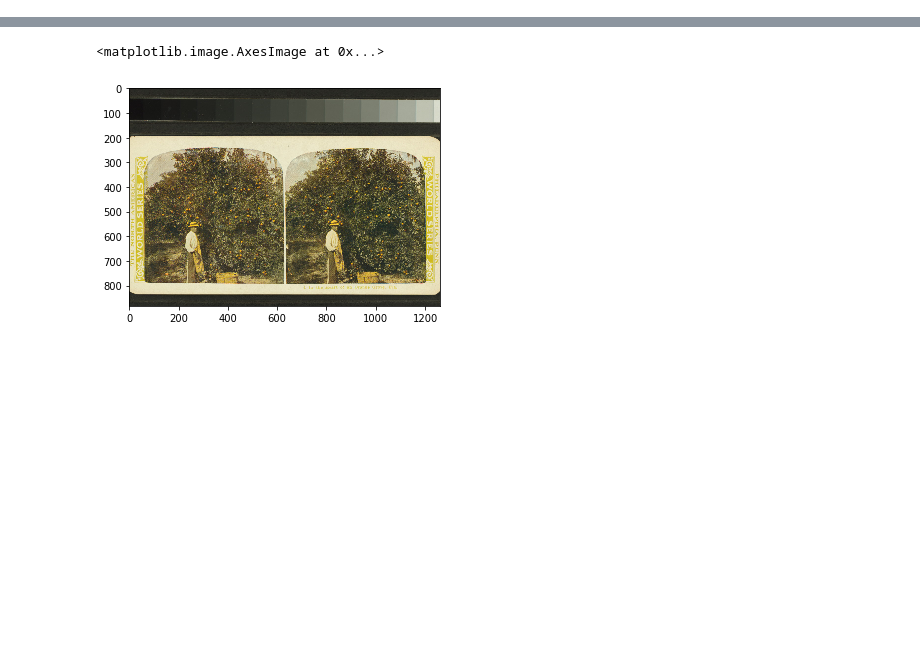
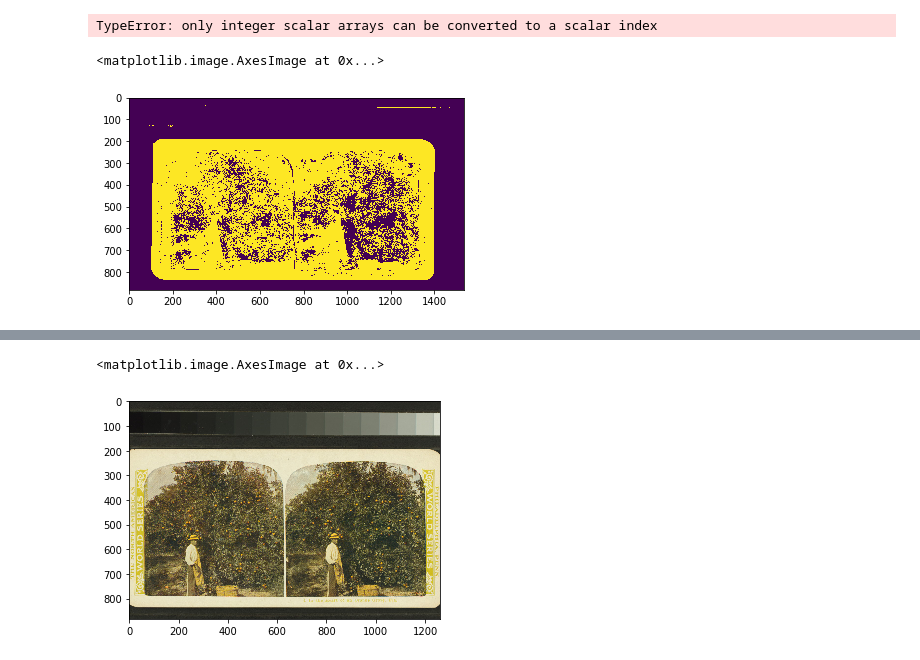
Before and after one commit to atomicguy/vvr_tools, a Jupyter notebook: process_image.ipynb, the cells around one changed output, grey strips where cells are left out. Drawn from its saved outputs; the diff is of its cells as text; code cells hidden in the pictures; blank space fills up the shorter version.

```diff
--- a/process_image.ipynb
+++ b/process_image.ipynb
@@ -21,0 +55,18 @@ plt.imshow(this_image)
+# %%
+card_bbox = t.get_card_bndbox(this_image)
+
+img_card = this_image[card_bbox[0]:card_bbox[1],card_bbox[0]:card_bbox[1]]
+
+plt.imshow(img_card)
+# %% [output]
+TypeError: only integer scalar arrays can be converted to a scalar index
+# %%
+from skimage.filters import threshold_otsu
+
+thresh = threshold_otsu(binary)
+new_binary = binary > thresh
+
+plt.imshow(new_binary)
+# %% [output]
+<matplotlib.image.AxesImage at 0x...>
+[figure, added]
```
Also changed, not shown: parts of 5 cells of this notebook, 1 other file.
